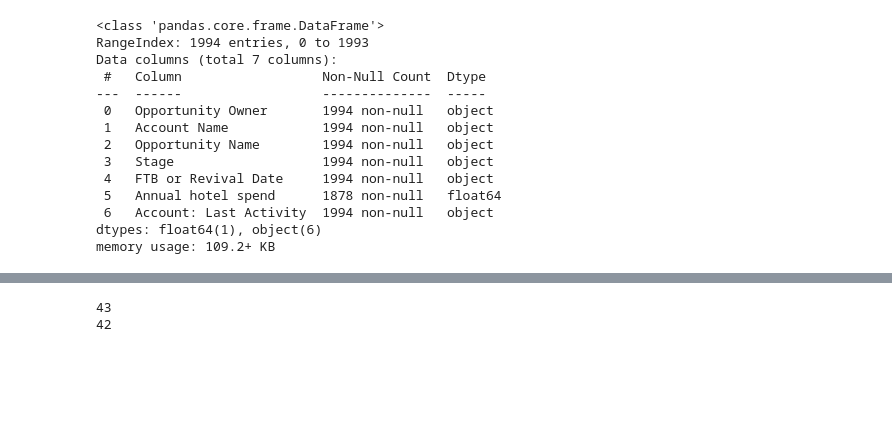
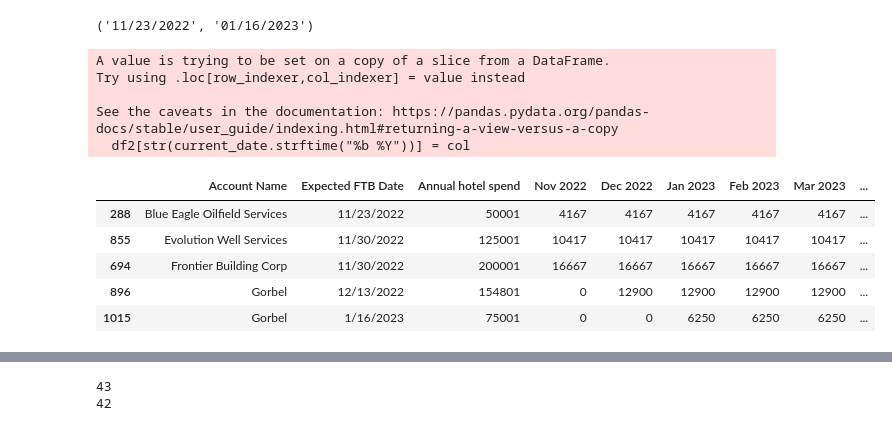
Before and after one commit to EnricoBorriello/Pipeline, a Jupyter notebook: Main.ipynb, the cells around one changed output, grey strips where cells are left out. Saved outputs shown, nothing was run; the diff lists cells and outputs as text; code cells hidden in the pictures; blank space fills up the shorter version.

```diff
--- a/Main.ipynb
+++ b/Main.ipynb
@@ -70,17 +30,0 @@ memory usage: 60.4+ KB
-# %%
-df_post.info()
-# %% [output]
-<class 'pandas.core.frame.DataFrame'>
-RangeIndex: 1994 entries, 0 to 1993
-Data columns (total 7 columns):
- #   Column                  Non-Null Count  Dtype
----  ------                  --------------  -----
- 0   Opportunity Owner       1994 non-null   object
- 1   Account Name            1994 non-null   object
- 2   Opportunity Name        1994 non-null   object
- 3   Stage                   1994 non-null   object
- 4   FTB or Revival Date     1994 non-null   object
- 5   Annual hotel spend      1878 non-null   float64
- 6   Account: Last Activity  1994 non-null   object
-dtypes: float64(1), object(6)
-memory usage: 109.2+ KB
@@ -86,0 +48,59 @@ memory usage: 109.2+ KB
+# %%
+find_date_range(df2['Expected FTB Date'])
+# %% [output]
+('11/23/2022', '01/16/2023')
+# %%
+# Define the range using the first and second dates
+start_date_str = '11/23/2022'
+end_date_str = '01/16/2023'
+
+# Convert the start and end dates to datetime objects
+start_date = datetime.strptime(start_date_str, "%m/%d/%Y")
+end_date = datetime.strptime(end_date_str, "%m/%d/%Y")
+
+# Add one year to the end date
+end_date_plus_one_year = end_date + timedelta(days=365)
+
+# Iterate through the months and print the abbreviated month and year
+
+col = [0 for i in range(len(df2))]
+
+current_date = start_date
+while current_date < end_date_plus_one_year:
+    #print(current_date.strftime("%b %Y"))
+    df2[str(current_date.strftime("%b %Y"))] = col
+    current_date += timedelta(days=30)
+# %% [output]
+A value is trying to be set on a copy of a slice from a DataFrame.
+Try using .loc[row_indexer,col_indexer] = value instead
+
+See the caveats in the documentation: https://pandas.pydata.org/pandas-docs/stable/user_guide/indexing.html#returning-a-view-versus-a-copy
+  df2[str(current_date.strftime("%b %Y"))] = col
+# %%
+for i in range(len(df2)): # loop over accounts for given owner
+    start_date = df2.at[df2.index[i],'Expected FTB Date']
+    spend = df2.at[df2.index[i],'Annual hotel spend']
+    # Convert the date string to a datetime object
+    date = datetime.strptime(start_date, "%m/%d/%Y")
+    # loop over the following 12 months
+    for j in range(12):
+        label = date.strftime("%b %Y")  # Format the date as "Abbreviated Month Year"
+        df2.at[df2.index[i],label] = round(spend/12)
+        # Add 30 days to the date for the next month
+        date += timedelta(days=30)
+    # to make sure empty months don't return NaN when divided by zero:
+    df2.fillna(int(0), inplace=True, downcast='infer')
+# %%
+# This reproduces the content of "Prospect (Pre-FTB) detail"
+# Now I need to reproduce "Customers (Post-FTB) Detail"
+# and "Pipeline Summary"
+
+sorted_df2 = df2.sort_values(by='Account Name')
+sorted_df2
+# %% [output]
+|  | Account Name | Expected FTB Date | Annual hotel spend | Nov 2022 | Dec 2022 | Jan 2023 | Feb 2023 | Mar 2023 | ... |
+| 288 | Blue Eagle Oilfield Services | 11/23/2022 | 50001 | 4167 | 4167 | 4167 | 4167 | 4167 | ... |
+| 855 | Evolution Well Services | 11/30/2022 | 125001 | 10417 | 10417 | 10417 | 10417 | 10417 | ... |
+| 694 | Frontier Building Corp | 11/30/2022 | 200001 | 16667 | 16667 | 16667 | 16667 | 16667 | ... |
+| 896 | Gorbel | 12/13/2022 | 154801 | 0 | 12900 | 12900 | 12900 | 12900 | ... |
+| 1015 | Gorbel | 1/16/2023 | 75001 | 0 | 0 | 6250 | 6250 | 6250 | ... |
```
Also changed, not shown: parts of 8 cells of this notebook.
